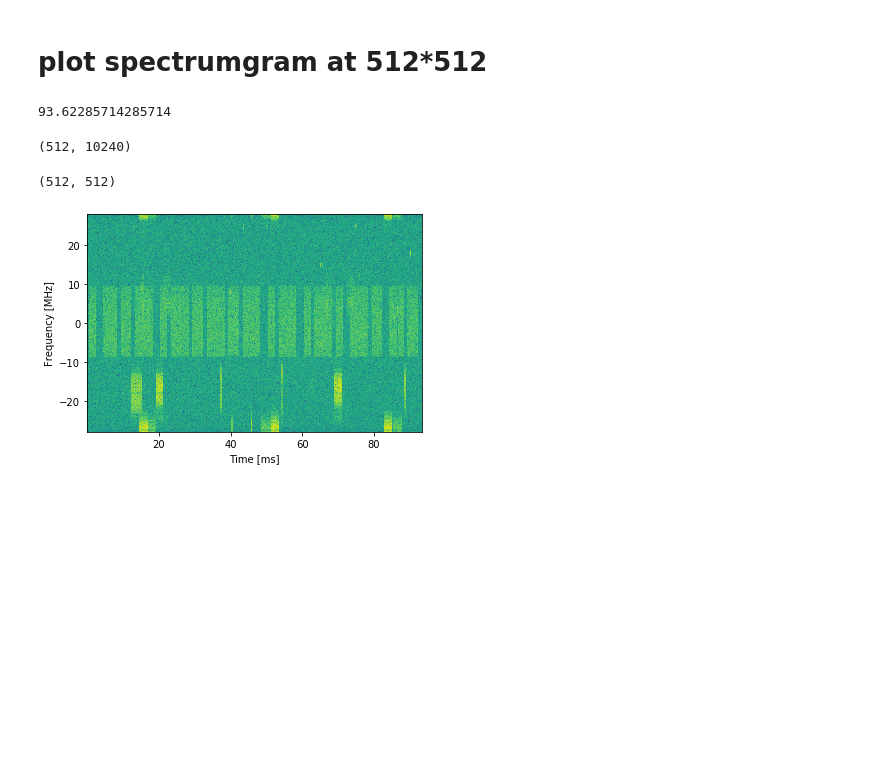
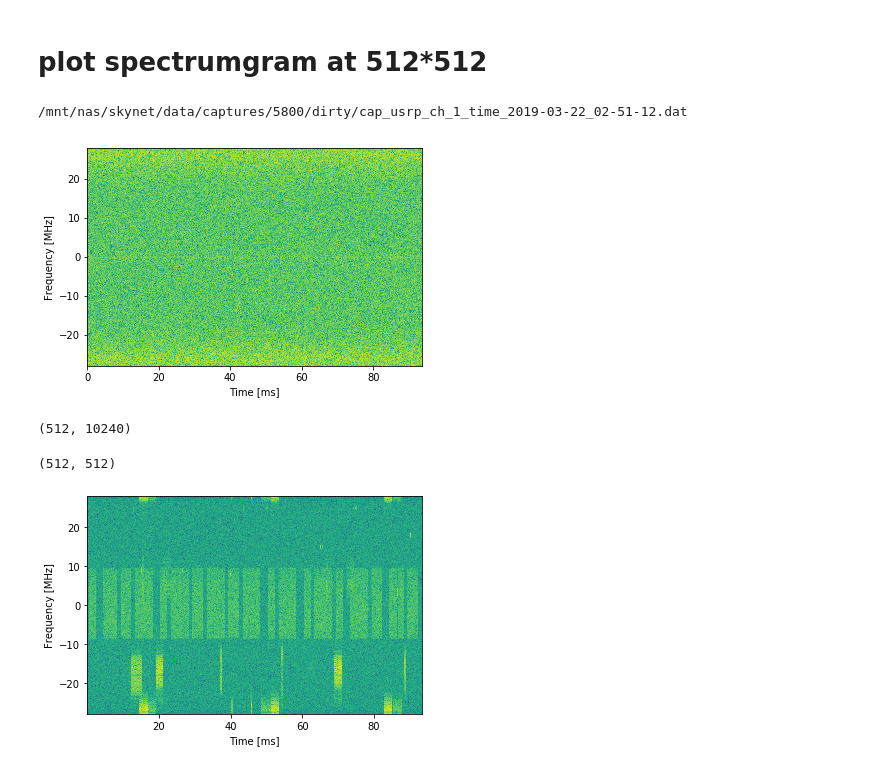
Before and after one commit to planewave/mario, a Jupyter notebook: data/spcg.ipynb, the cells around one changed output. Saved outputs shown, nothing was run; the diff lists cells and outputs as text; code cells hidden in the pictures; blank space fills up the shorter version.

```diff
--- a/data/spcg.ipynb
+++ b/data/spcg.ipynb
@@ -8,13 +9,35 @@ import matplotlib.pyplot as plt
-# %%
-file_path = 'my_device_2020_02_25_11_56_36.dat'
-fs = 56e6
-with open(file_path, 'rb') as f:
-    raw = np.fromfile(f, dtype=np.int16)
-data = raw[0::2] + 1j*raw[1::2]
-totla_len = 512 * 20 * 512
-data = data[4018:4018 + totla_len]
-
-total_time = len(data) / fs
-total_time * 1000
-# %% [output]
-93.62285714285714
+# %%
+folder_lst = ['/mnt/nas/skynet/data/captures/2400/dirty',
+           '/mnt/nas/skynet/data/captures/2400/clean',
+           '/mnt/nas/skynet/data/captures/5800/clean',
+           '/mnt/nas/skynet/data/captures/5800/dirty']
+# %%
+folder = Path(folder_lst[3])
+dat_path_gen = folder.glob('*.dat')
+#for dat_path in dat_path_gen:
+ #   print(str(path))
+# %%
+#file_path = 'my_device_2020_02_25_11_56_36.dat'
+file_path = next(dat_path_gen)
+print(str(file_path))
+fs = 56e6
+
+count = (4018 + 512 * 20 * 512) * 2
+
+with open(file_path, 'rb') as f:
+    raw = np.fromfile(f, dtype=np.int16, count=count, offset =4018)
+data = raw[0::2] + 1j*raw[1::2]
+
+
+nfft = 512
+freq, t, Sxx = signal.spectrogram(data, nperseg=nfft, nfft=nfft, noverlap=0, fs=fs, return_onesided=False)
+deci = 20
+pxx = 10 * np.log10(Sxx[:, ::deci])
+txx = t[::deci]
+plt.pcolormesh(txx * 1000, fftshift(freq / 1e6), fftshift(pxx, axes=0))
+plt.ylabel('Frequency [MHz]')
+plt.xlabel('Time [ms]')
+plt.show()
+# %% [output]
+/mnt/nas/skynet/data/captures/5800/dirty/cap_usrp_ch_1_time_2019-03-22_02-51-12.dat
+[figure, added]
```
Also changed, not shown: parts of 2 cells of this notebook.
